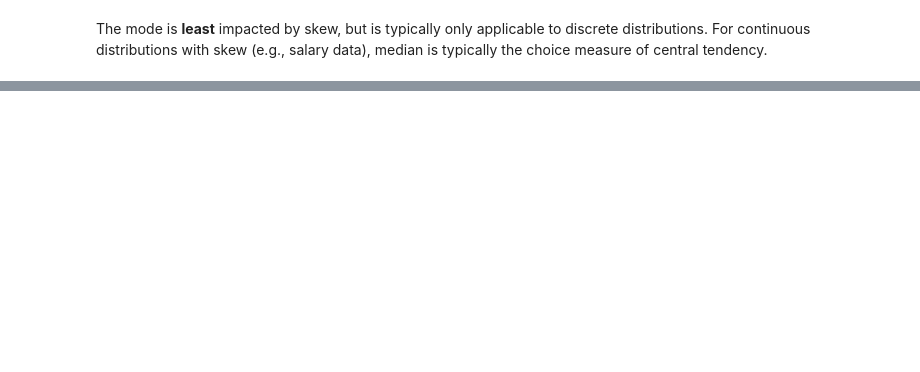
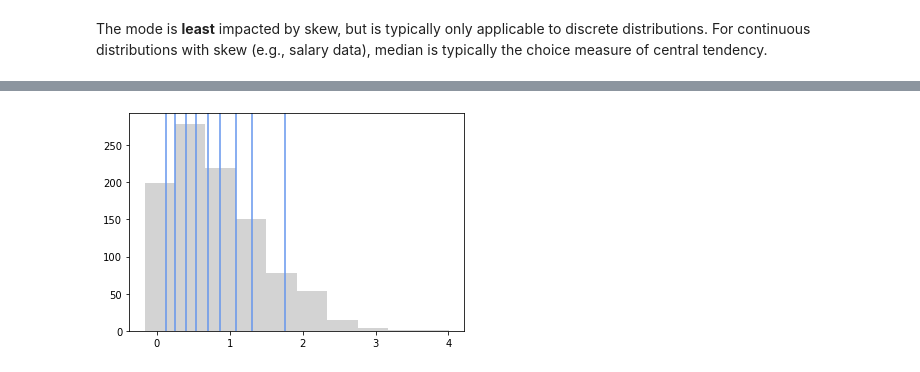
Before and after one commit to luo-xiao/Python_Learning, a Jupyter notebook: Probability_and_Statistics.ipynb, the cells around one changed output, grey strips where cells are left out. Cells and saved outputs as stored; diff of their text form; code cells hidden in the pictures; blank space fills up the shorter version.

```diff
--- a/Probability_and_Statistics.ipynb
+++ b/Probability_and_Statistics.ipynb
@@ -218,0 +273,6 @@ The mode is <strong>least</strong> impacted by skew, but is typically only appli
+# %%
+fig, ax = plt.subplots()
+[plt.axvline(x = d_i, color='cornflowerblue') for d_i in d]
+_ = plt.hist(x, color = 'lightgray')
+# %% [output]
+[figure, added]
```
Also changed, not shown: parts of 13 cells of this notebook.
